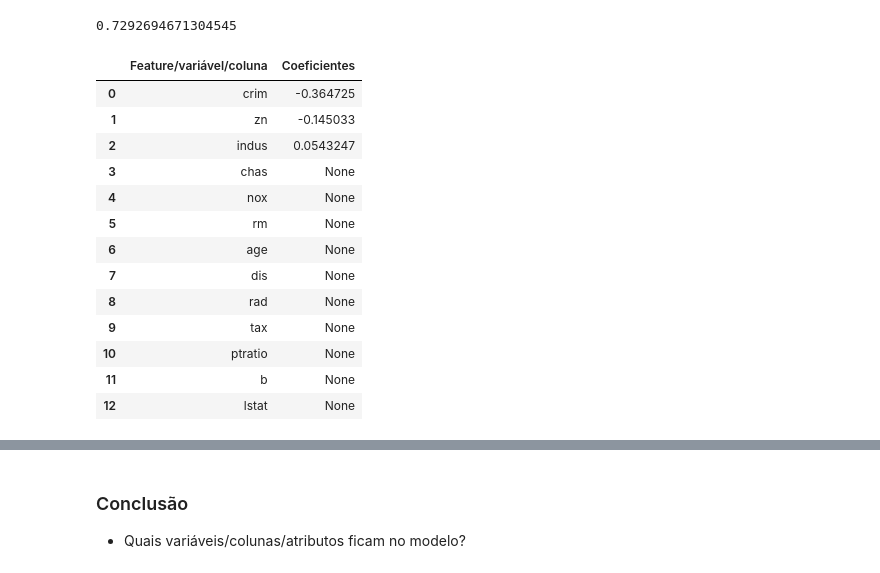
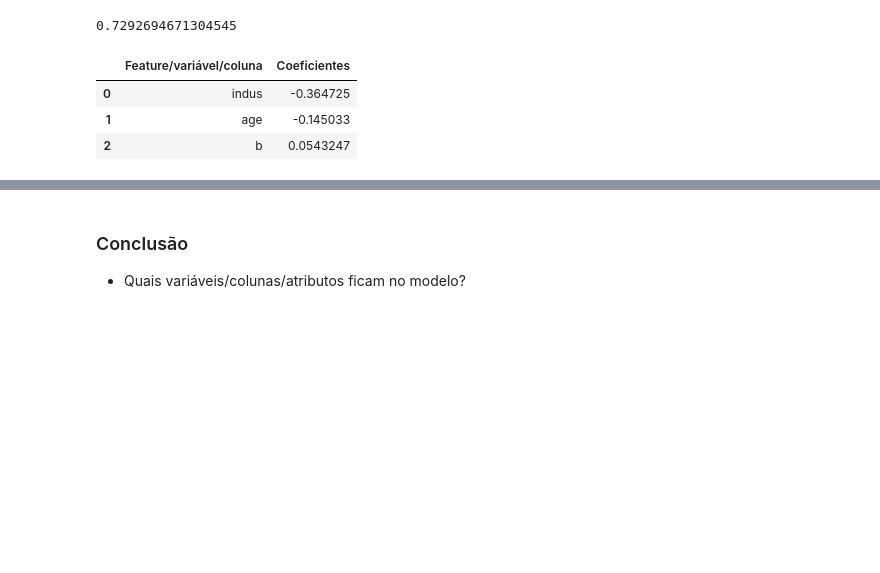
Before and after one commit to atarasaki/DSWP-editados, a Jupyter notebook: Notebooks/2020-10-27-Exemplo-BostonHousePricing.ipynb, the cells around one changed output, grey strips where cells are left out. Cells and saved outputs as stored; diff of their text form; code cells hidden in the pictures; blank space fills up the shorter version.

```diff
--- a/Notebooks/2020-10-27-Exemplo-BostonHousePricing.ipynb
+++ b/Notebooks/2020-10-27-Exemplo-BostonHousePricing.ipynb
@@ -310,3 +311,9 @@ for col in l_cols:
+# %%
+# substituição dos outliers de cada coluna pelos limites inferior e superior calculados a partir dos quartis
+for col in l_cols:
+  if col != 'chas':
+    df_boston.loc[ df_boston[col] < sr_boston_lim_inf[col], [col] ] = sr_boston_lim_inf[col]
+    df_boston.loc[ df_boston[col] > sr_boston_lim_sup[col], [col] ] = sr_boston_lim_sup[col]
 # %%
 df_boston.min()
 # %% [output]
@@ -495,10 +508,10 @@ from sklearn.linear_model import LinearRegression
 import statsmodels.api as sm
 # %%
 # Instancia o objeto
-regressao_linear = LinearRegression()
+reg_lin = LinearRegression()
 # %%
 # Treina o modelo usando as amostras/dataset de treinamento: X_treinamento e y_treinamento
-regressao_linear.fit(X_treinamento, y_treinamento)
+reg_lin.fit(X_treinamento, y_treinamento)
 # %% [output]
 LinearRegression(copy_X=True, fit_intercept=True, n_jobs=None, normalize=False)
 # %%
@@ -572,32 +585,22 @@ X3_train
 # %%
 # nova regressão
 X_train = X_treinamento.drop(columns=['zn', 'crim', 'zn', 'chas', 'nox', 'rm', 'dis', 'rad', 'tax', 'ptratio', 'lstat'])
-regressao_linear.fit(X_train, y_treinamento)
+reg_lin.fit(X_train, y_treinamento)
 
 # Valor do intercepto
-regressao_linear.intercept_
+reg_lin.intercept_
 # %% [output]
 0.7292694671304545
 # %%
 # Coeficientes do modelo de Regressão Linear
-coeficientes_regressao_linear = pd.DataFrame([X_treinamento.columns, regressao_linear.coef_]).T
-coeficientes_regressao_linear = coeficientes_regressao_linear.rename(columns={0: 'Feature/variável/coluna', 1: 'Coeficientes'})
-coeficientes_regressao_linear
+reg_lin_coef = pd.DataFrame([X_train.columns, reg_lin.coef_]).T
+reg_lin_coef = reg_lin_coef.rename(columns={0: 'Feature/variável/coluna', 1: 'Coeficientes'})
+reg_lin_coef
 # %% [output]
 |  | Feature/variável/coluna | Coeficientes |
-| 0 | crim | -0.364725 |
-| 1 | zn | -0.145033 |
-| 2 | indus | 0.0543247 |
-| 3 | chas | None |
-| 4 | nox | None |
-| 5 | rm | None |
-| 6 | age | None |
-| 7 | dis | None |
-| 8 | rad | None |
-| 9 | tax | None |
-| 10 | ptratio | None |
-| 11 | b | None |
-| 12 | lstat | None |
+| 0 | indus | -0.364725 |
+| 1 | age | -0.145033 |
+| 2 | b | 0.0543247 |
 # %%
 X3_treinamento = sm.add_constant(X_train)
 lm_sm = sm.OLS(y_treinamento, X3_treinamento).fit()
```
Also changed, not shown: parts of 101 cells of this notebook.
